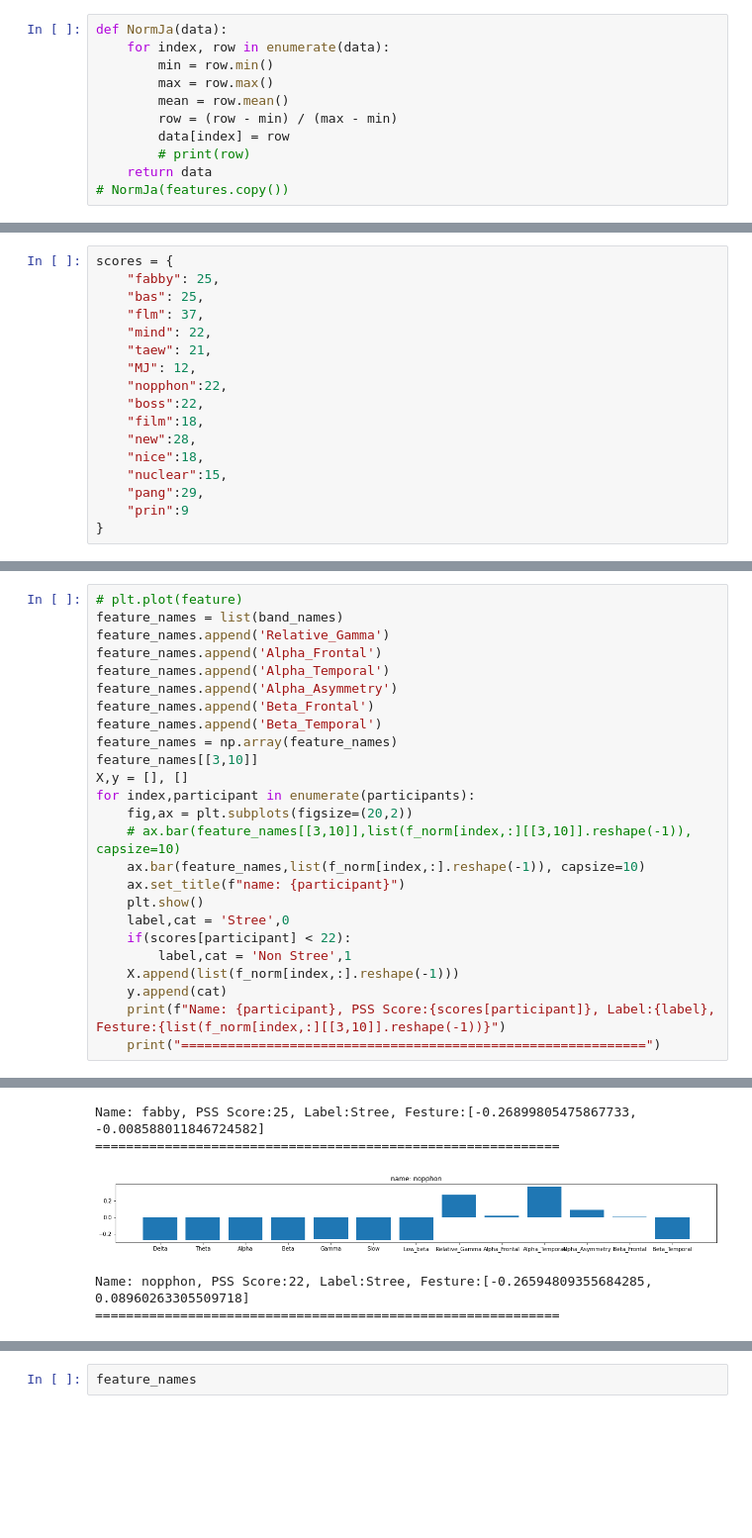
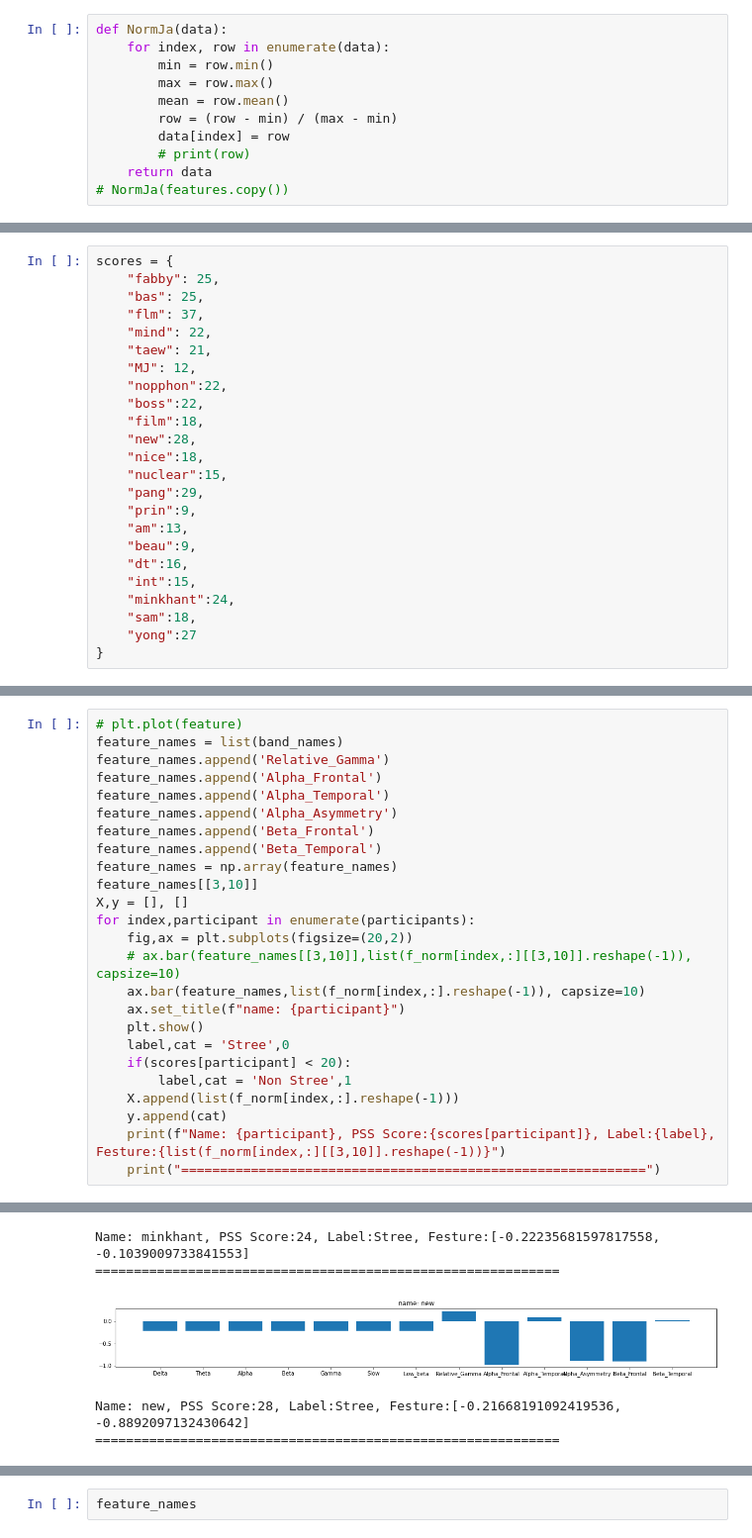
Before and after one commit to akraradets/2021JanHCI, a Jupyter notebook: 1.5.1-Rapid/analyze.ipynb, the cells around one changed output, grey strips where cells are left out. Shown at 99% size. Drawn from its saved outputs; the diff is of its cells as text; blank space fills up the shorter version.

```diff
--- a/1.5.1-Rapid/analyze.ipynb
+++ b/1.5.1-Rapid/analyze.ipynb
@@ -226,6 +229,13 @@ scores = {
     "nice":18,
     "nuclear":15,
     "pang":29,
-    "prin":9
+    "prin":9,
+    "am":13,
+    "beau":9,
+    "dt":16,
+    "int":15,
+    "minkhant":24,
+    "sam":18,
+    "yong":27
 }
 # %%
@@ -251,7 +261,7 @@ for index,participant in enumerate(participants):
     ax.set_title(f"name: {participant}")
     plt.show()
     label,cat = 'Stree',0
-    if(scores[participant] < 22):
+    if(scores[participant] < 20):
         label,cat = 'Non Stree',1
     X.append(list(f_norm[index,:].reshape(-1)))
     y.append(cat)
@@ -268,5 +278,5 @@ Name: new, PSS Score:28, Label:Stree, Festure:[-0.26614894206416106, -0.95279136
-Name: fabby, PSS Score:25, Label:Stree, Festure:[-0.26899805475867733, -0.008588011846724582]
+Name: minkhant, PSS Score:24, Label:Stree, Festure:[-0.22235681597817558, -0.1039009733841553]
 ============================================================
-[figure, old version]
+[figure, new version]
-Name: nopphon, PSS Score:22, Label:Stree, Festure:[-0.26594809355684285, 0.08960263305509718]
+Name: new, PSS Score:28, Label:Stree, Festure:[-0.21668191092419536, -0.8892097132430642]
 ============================================================
```
Also changed, not shown: parts of 10 cells of this notebook, 7 other files.
